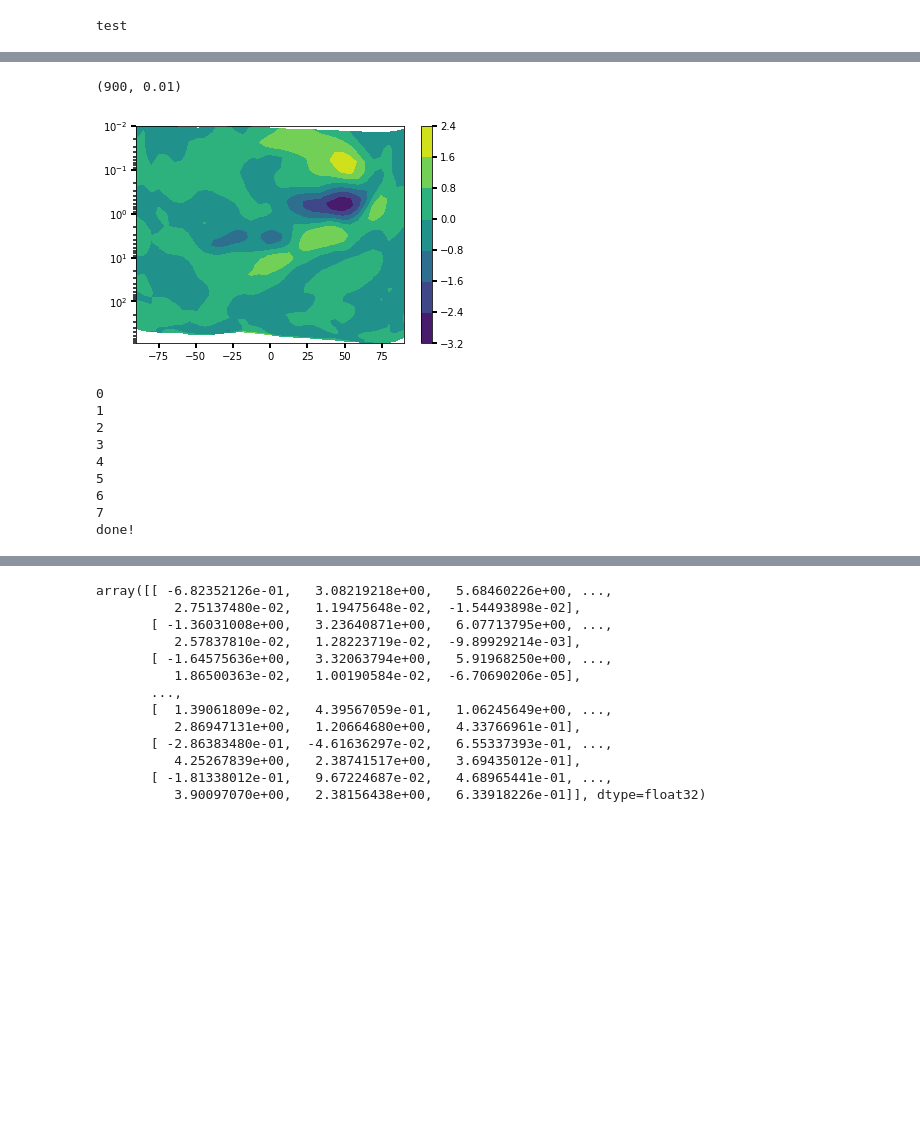
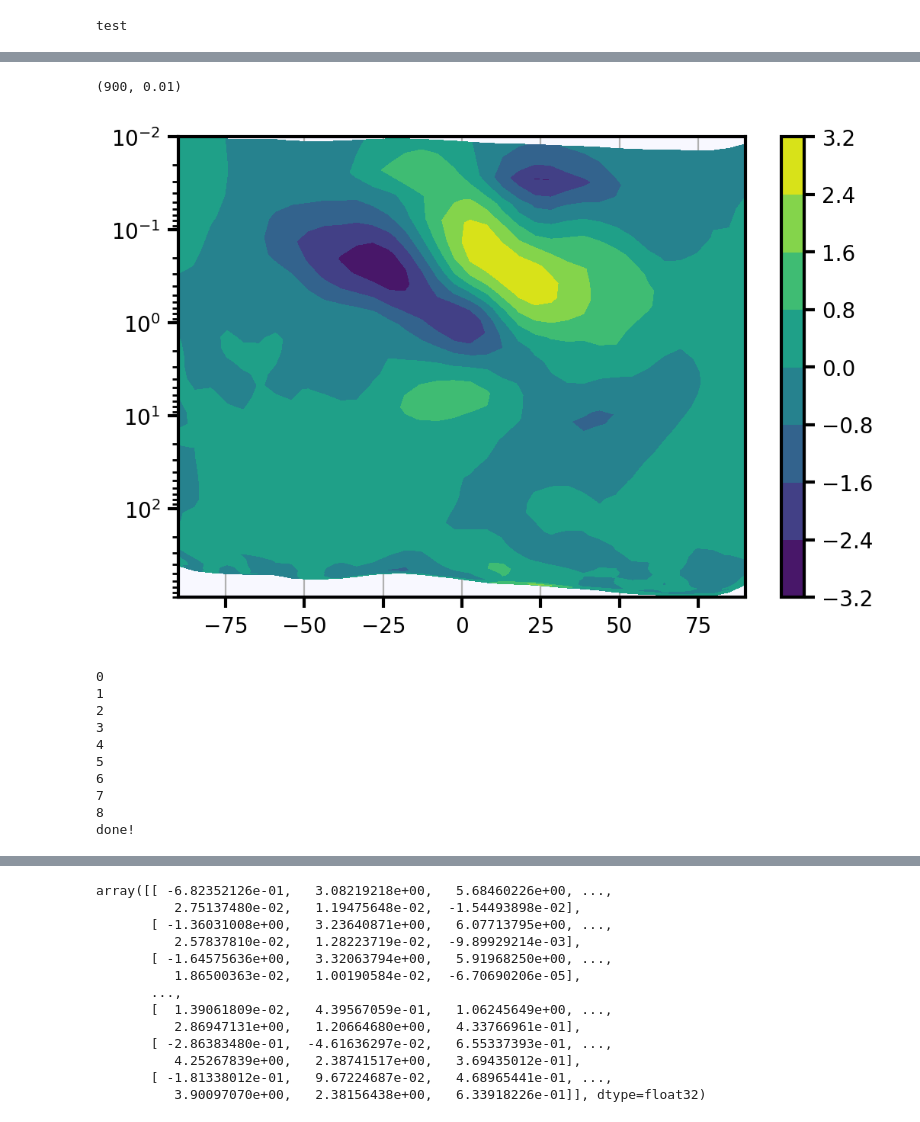
Before and after one commit to sokvisal/marswrf, a Jupyter notebook: fullfield_temperature_filtered.ipynb, the cells around one changed output, grey strips where cells are left out. Cells and saved outputs as stored; diff of their text form; code cells hidden in the pictures; blank space fills up the shorter version.

```diff
--- a/fullfield_temperature_filtered.ipynb
+++ b/fullfield_temperature_filtered.ipynb
@@ -10,10 +10,10 @@ import seaborn as sns
 from tqdm import tqdm
 
 from matplotlib.ticker import AutoMinorLocator
-matplotlib.rcParams.update({'font.size': 10})
+matplotlib.rcParams.update({'font.size': 20})
 
 cmap = sns.cubehelix_palette(light=1, as_cmap=True, reverse=True)
-cmap = ListedColormap(sns.color_palette("coolwarm", 7).as_hex())
+cmap = ListedColormap(sns.color_palette("coolwarm", 9).as_hex())
 sns.reset_orig()
 
 matplotlib.rcParams['lines.linewidth'] = 1.5
@@ -102,7 +102,7 @@ def zonal_plt_monthly(ydata, ls, data, title, level=12, norm=False, cmap=None):
 # %% [output]
 test
 # %%
-filedir = './r14p1_full_TP.nc'
+filedir = './r14p1dustL45_full_TP.nc'
 
 data = Dataset(filedir, 'r')
 ls = data.variables['LS'][:]
@@ -114,8 +114,8 @@ tfull = martians_year(ls, tfull) [:5280]
 pfull = martians_year(ls, pfull) [:5280]
 
 tfull = tfull.reshape((12, 440, 52, 36, 72))
-pfull = pfull.reshape((12, 440, 52, 36, 72))
-p = pfull.mean(axis=4).mean(axis=1)
+pfull = pfull.reshape((12, 440, 52, 36))
+p = pfull.mean(axis=1)
 del pfull
 
 print ('processing done!')
@@ -129,42 +135,42 @@ tmpPress = np.linspace(0,1,52)
 lat = np.linspace(-90,90,36)
 lat, press = np.meshgrid(lat, tmpPress)
 
-frequency = [0,1,2,3,2,2,1,1]
-zwave = [0,1,2,3,1,3,0,2]
+frequency = [0,1,2,3,0,1,0,2,1]
+zwave = [0,1,2,3,1,0,2,0,-1]
 
 filtered_array = []
 for j in tqdm(np.arange(len(frequency))):
     test_waven = zwave[j]
     test_freq = frequency[j]
 
     for i in np.arange(12):
         press = p[i]
 
         tst = tfull[i]# - tfull[6].mean(axis=0)
         Tfft = (np.fft.fftshift(np.fft.ifft2(tst, axes=[0,3]), axes=[0,3]))#(4*np.pi)
 
         # sigma and s
         freq = np.fft.fftshift(np.fft.fftfreq(440, 180/1440.))
         waven = np.fft.fftshift(np.fft.fftfreq(72, 5.))*360
 
         # find indexes where waven and period is a certain period
         idx_waven = np.where(waven==test_waven)[0] # positive wavenuber
         idx_period = np.where(abs(freq-test_freq)<.01)[0][0]  # positive frequency
 
         # picking the right components
         filtered = Tfft[idx_period,:,:,:][:,:,idx_waven]
         amp = filtered[:,:,0]
         filtered_array.append(amp)
 filtered_array  = np.array(filtered_array, np.complex64)
 #amp1 = amp#.mean(axis=0)
 
 plt.contourf(lat, press, amp)
 plt.colorbar()
 plt.yscale('log')
 plt.ylim([900,1e-2])
 # %% [output]
 (900, 0.01)
-[figure, old version]
+[figure, new version]
 # %%
 reshaped_array = filtered_array.reshape((len(frequency), 12, 52, 36))
 #dataset.close()
@@ -173,7 +179,7 @@ from netCDF4 import Dataset
 
 def create3D_complVar(varnameList, units, data):
     tmp = dataset.createVariable(varnameList[0], c64, (varnameList[1], varnameList[2], varnameList[3],))
-    tmp.units = ('K')
+    tmp.units = (units)
 
     dataTmp = np.empty((12,52,36), complex64)
     dataTmp['real'] = data.real
@@ -183,12 +189,12 @@ def create3D_complVar(varnameList, units, data):
 
 def create3D_var(varnameList, units, data):
     tmp = dataset.createVariable(varnameList[0], np.float32, (varnameList[1], varnameList[2], varnameList[3],))
-    tmp.units = ('K')
+    tmp.units = (units)
 
     tmp[:] = data
 
 
-dataset = Dataset('./r14p1dustL45_fullfield_filtered.nc', 'w')
+dataset = Dataset('./r14p1dustL45_fullfield_filtered_2.nc', 'w')
 
 # create complex128 compound data type.
 complex64 = np.dtype([("real",np.float32),("imag",np.float32)])
@@ -202,7 +208,7 @@ months = dataset.createVariable('MONTH', np.int32, ('martian_months',))
 latitudes = dataset.createVariable('LAT', np.float32, ('south_north',))
 
 create3D_var(['P', 'martian_months', 'bottom_top', 'south_north'], 'Pa', p)
-varlist = ['M0_ZM', 'M0_DIUR', 'M0_SEMI', 'M0_TER', 'M1_21', 'M1_23', 'M1_10', 'M1_12']
+varlist = ['M0_00', 'M0_11', 'M0_22', 'M0_33', 'M1_01', 'M1_10', 'M2_02', 'M2_20', 'M2_1-1']
 for i, var in enumerate(varlist):
     print(i)
     create3D_complVar([var, 'martian_months', 'bottom_top', 'south_north'], 'K', reshaped_array[i])
@@ -225,5 +231,6 @@ print ('done!')
 5
 6
 7
+8
 done!
 # %%
```
Also changed, not shown: parts of 6 cells of this notebook.
